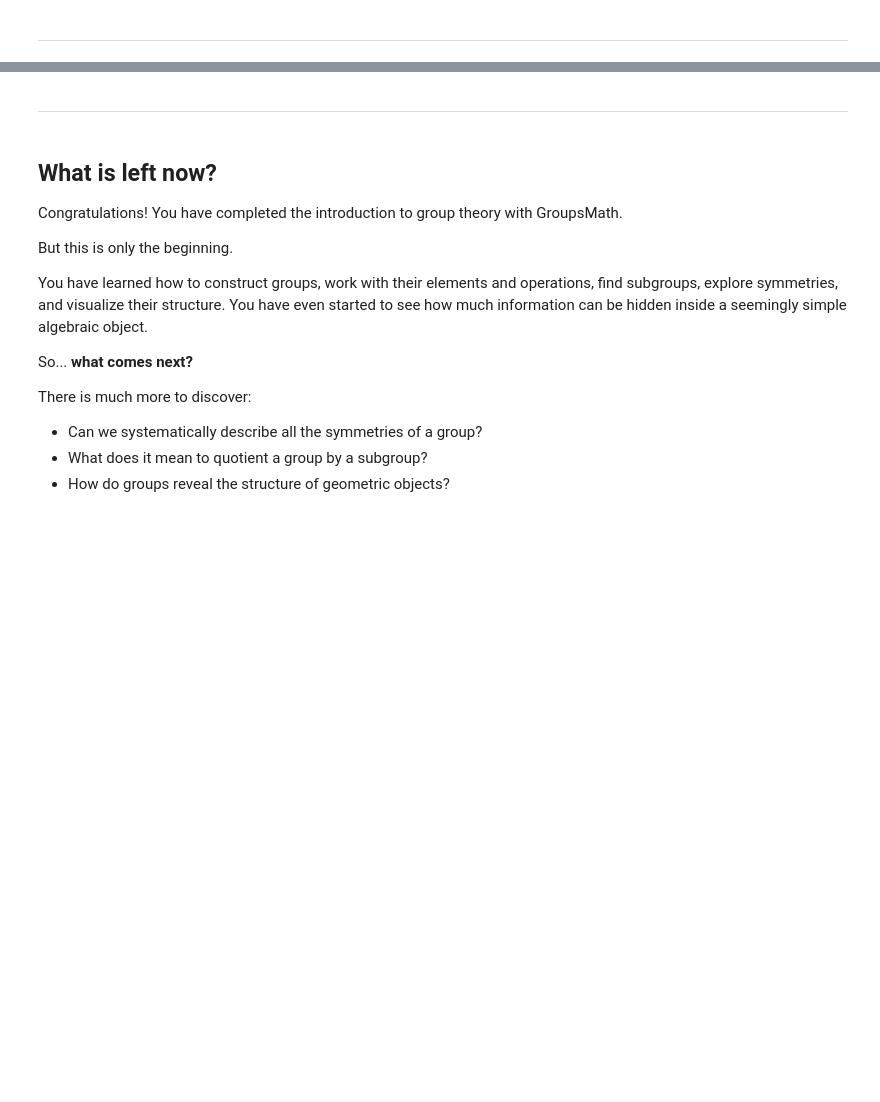
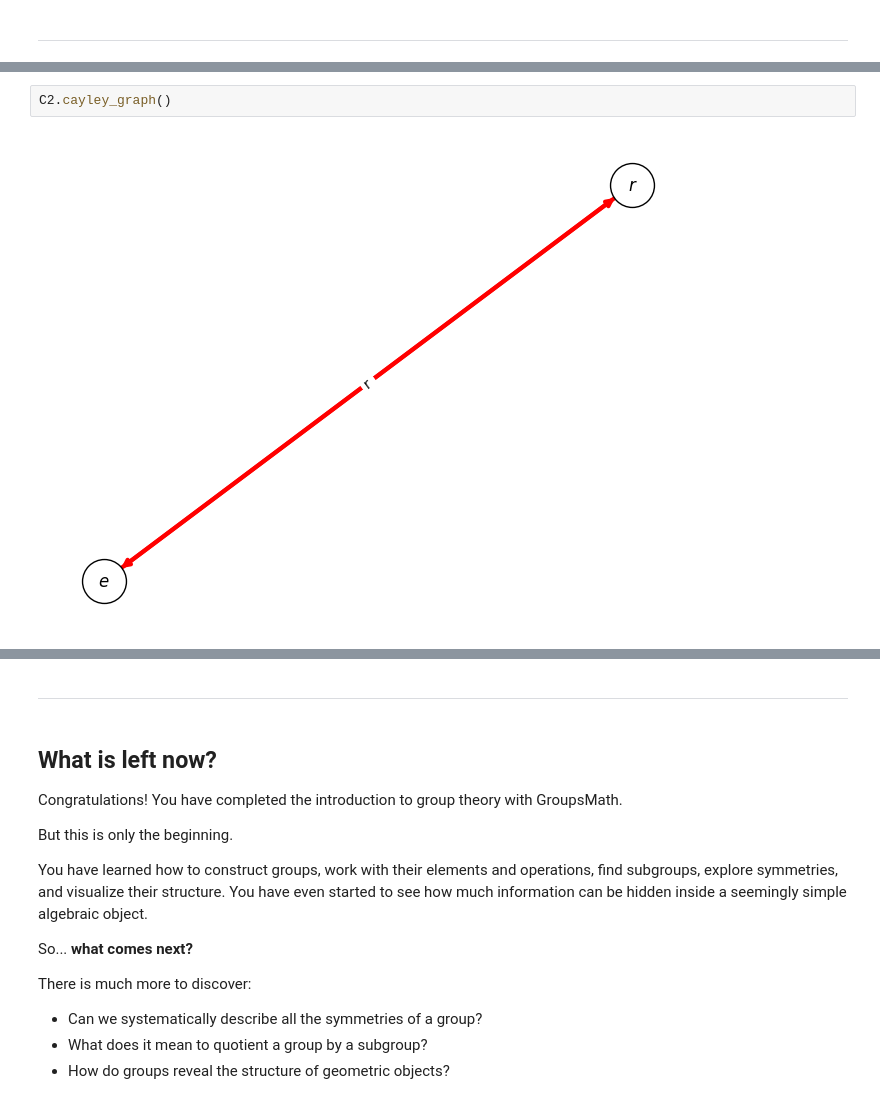
Before and after one commit to MarioSultan/GroupsMath, a Jupyter notebook: GroupsMath_demo.ipynb, the cells around one changed output, grey strips where cells are left out. Drawn from its saved outputs; the diff is of its cells as text; blank space fills up the shorter version.

```diff
--- a/GroupsMath_demo.ipynb
+++ b/GroupsMath_demo.ipynb
@@ -402,0 +526,4 @@ If you want learn more about Cayley graphs on GroupsMath, visit the [GroupsMath
+# %%
+C2.cayley_graph()
+# %% [output]
+[figure, added]
```
Also changed, not shown: parts of 61 cells of this notebook.
